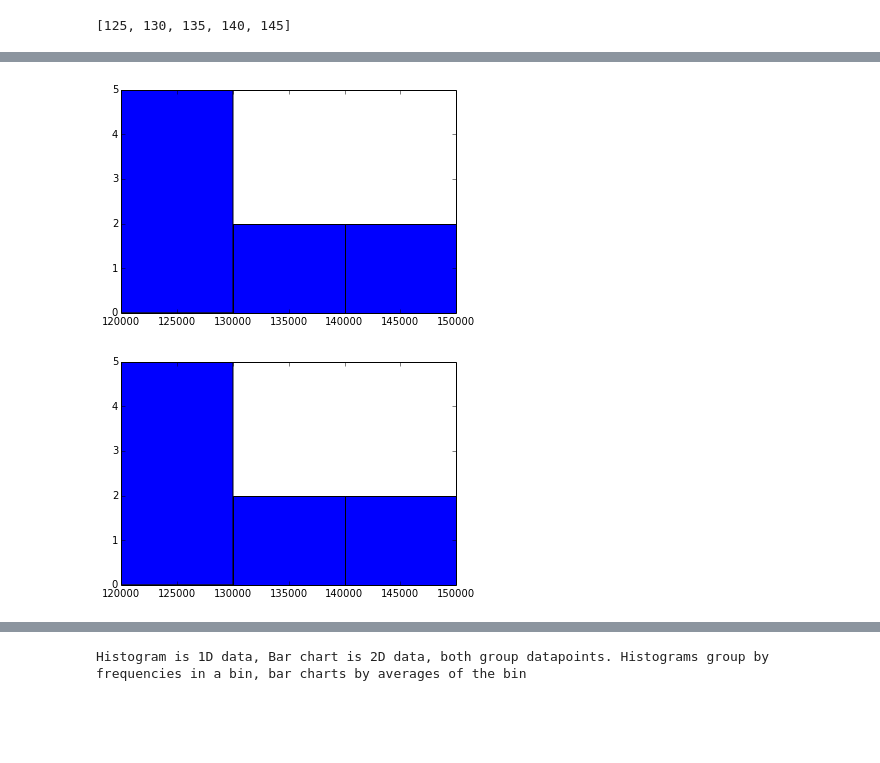
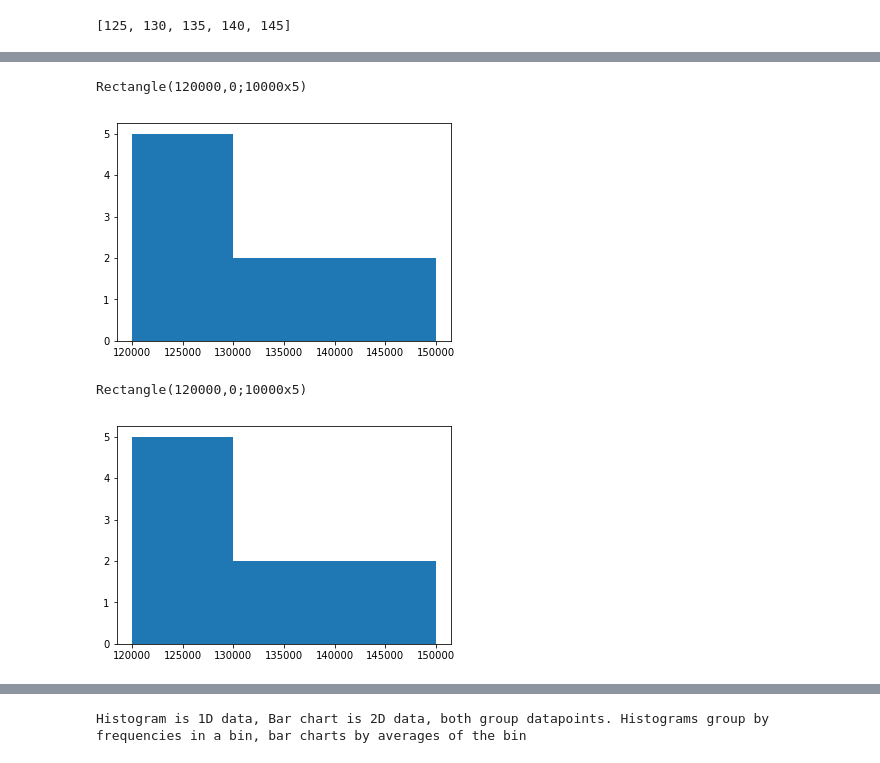
Before and after one commit to theredpea/udacity_notes, a Jupyter notebook: st101__1_Visualizing_relationships_in_data__4_Bar Charts.ipynb, the cells around one changed output, grey strips where cells are left out. Cells and saved outputs as stored; diff of their text form; code cells hidden in the pictures; blank space fills up the shorter version.

```diff
--- a/st101__1_Visualizing_relationships_in_data__4_Bar Charts.ipynb
+++ b/st101__1_Visualizing_relationships_in_data__4_Bar Charts.ipynb
@@ -179,7 +175,15 @@ def bar_charts():
 assert bar_charts(), 'Bar charts are cool according to Sebastian'
 bar_charts_solution = 'https://www.udacity.com/course/viewer#!/c-st101/l-48727696/e-48727695/m-48701367'
 # %%
-income = pd.Series((132754, 137192,122177,147121,143000,126010,129200,124312,128132))
+income = pd.Series((132754,
+                    137192,
+                    122177,
+                    147121,
+                    143000,
+                    126010,
+                    129200,
+                    124312,
+                    128132))
 # %%
 list(range(125,150,5))
 # %% [output]
@@ -198,16 +219,18 @@ def histograms(bin=0):
     return income_hist[0][bin]
 # %%
-assert histograms()==5., 'The number of incomes falling in the first bin, 120K to 130K, is 5'
+assert histograms()==5., 'The number of incomes falling in the first bin, 120K to 130K, should be 5, not {}'.format(histograms())
 histograms_solution = 'https://www.udacity.com/course/viewer#!/c-st101/l-48727696/e-48648858/m-48709161'
 # %% [output]
+Rectangle(120000,0;10000x5)
-[figure, old version]
+[figure, new version]
 # %%
 def histograms_2(bin=1):
     return histograms(1)
 # %%
 assert histograms_2()==2., 'The second bin has frequency of 2 incomes (between 130K and 140K)'
 # %% [output]
+Rectangle(120000,0;10000x5)
-[figure, old version]
+[figure, new version]
 # %%
 histograms_2_solution = 'https://www.udacity.com/course/viewer#!/c-st101/l-48727696/e-48702503/m-48688776'
 # %%
```
Also changed, not shown: parts of 8 cells of this notebook.
